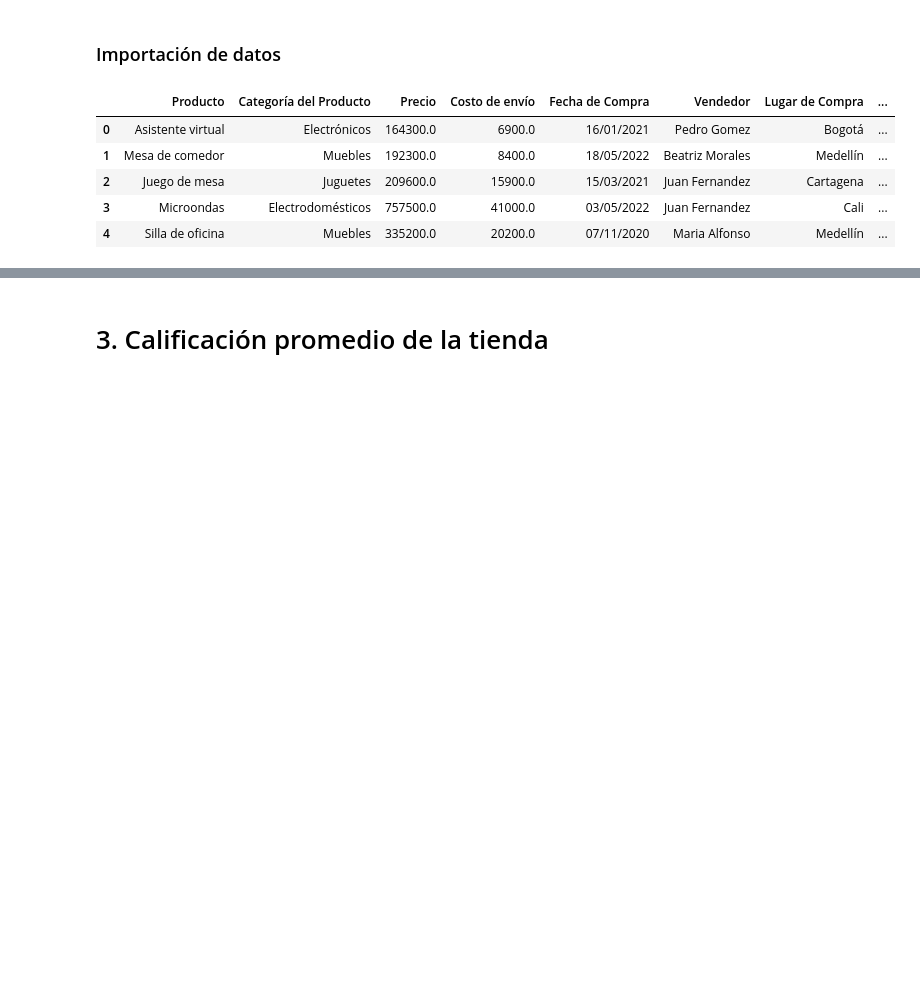
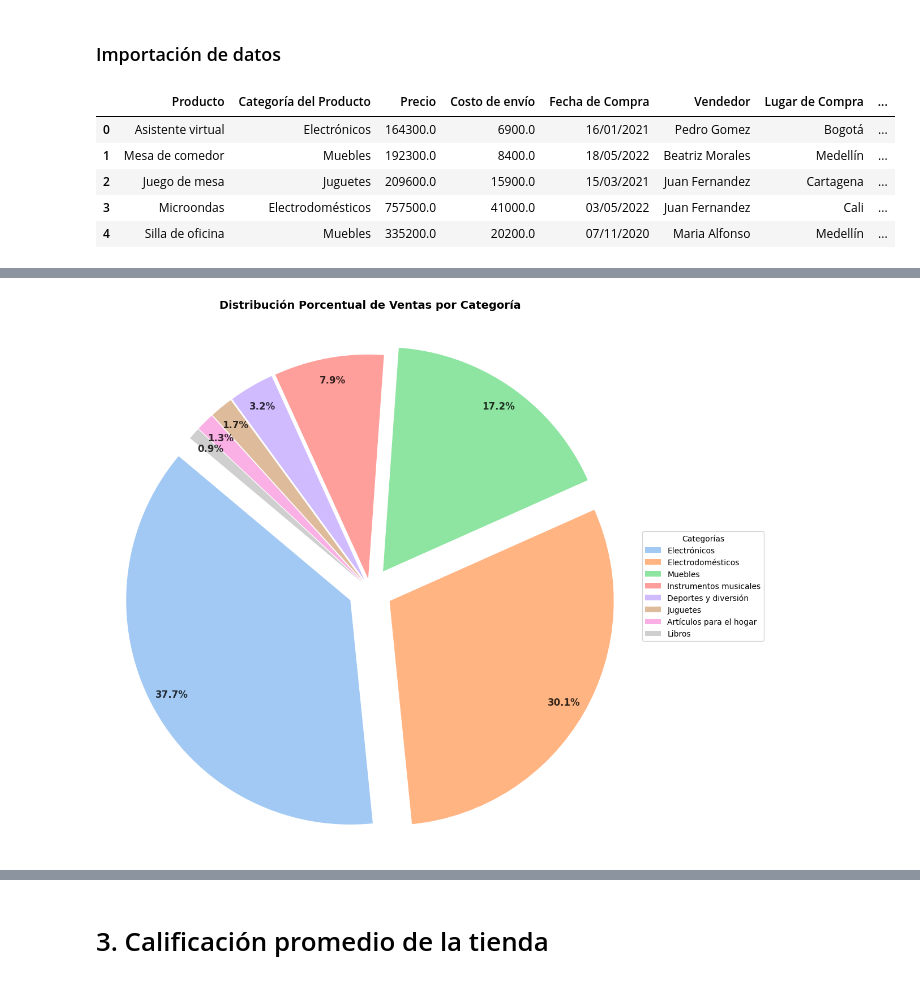
Before and after one commit to sandovaldavid/alura-store-challenge-data-science, a Jupyter notebook: AluraStoreLatam.ipynb, the cells around one changed output, grey strips where cells are left out. Drawn from its saved outputs; the diff is of its cells as text; code cells hidden in the pictures; blank space fills up the shorter version.

Commit message:
✨ agrege nuevas secciones sobre análisis de facturación y ventas por categoría.
Se agregaron tambien los graficos respectivos para cada una de las secciones.

```diff
--- a/AluraStoreLatam.ipynb
+++ b/AluraStoreLatam.ipynb
@@ -8,12 +8,12 @@ url2 = "https://raw.githubusercontent.com/alura-es-cursos/challenge1-data-scienc
 url3 = "https://raw.githubusercontent.com/alura-es-cursos/challenge1-data-science-latam/refs/heads/main/base-de-datos-challenge1-latam/tienda_3.csv"
 url4 = "https://raw.githubusercontent.com/alura-es-cursos/challenge1-data-science-latam/refs/heads/main/base-de-datos-challenge1-latam/tienda_4.csv"
 
-tienda = pd.read_csv(url)
+tienda1 = pd.read_csv(url)
 tienda2 = pd.read_csv(url2)
 tienda3 = pd.read_csv(url3)
 tienda4 = pd.read_csv(url4)
 
-tienda.head()
+tienda1.head()
 # %% [output]
 |  | Producto | Categoría del Producto | Precio | Costo de envío | Fecha de Compra | Vendedor | Lugar de Compra | ... |
 | 0 | Asistente virtual | Electrónicos | 164300.0 | 6900.0 | 16/01/2021 | Pedro Gomez | Bogotá | ... |
@@ -25,0 +922,94 @@ tienda.head()
+# %%
+# Calculando el porcentaje de ventas por categoría
+total_ventas = ventas_categoria_total.sum()
+ventas_porcentaje = (ventas_categoria_total / total_ventas * 100).round(2)
+
+# Clasificar categorías por importancia para mejor visualización
+ventas_principales = ventas_porcentaje[
+    ventas_porcentaje >= 5
+]  # Categorías con más del 5%
+ventas_secundarias = ventas_porcentaje[
+    ventas_porcentaje < 5
+]  # Categorías con menos del 5%
+
+# Si hay muchas categorías pequeñas, agruparlas en 'Otras'
+si_agrupar = len(ventas_secundarias) > 4
+if si_agrupar:
+    otras = pd.Series([ventas_secundarias.sum()], index=["Otras categorías"])
+    ventas_para_grafico = pd.concat([ventas_principales, otras])
+else:
+    ventas_para_grafico = ventas_porcentaje
+
+# Crear gráfico de pastel para mostrar la distribución de ventas por categoría
+plt.figure(figsize=(12, 10))
+# Ajustar el tamaño de la figura y agregar espacio en la parte superior para el título
+plt.subplots_adjust(top=0.85)
+
+# Configurar colores y explosión (destacar categorías principales)
+colors = sns.color_palette("pastel", len(ventas_para_grafico))
+explode = [
+    0.1 if p >= 10 else 0.05 for p in ventas_para_grafico
+]  # Destacar categorías con más del 10%
+
+# Leyendas para el Grafico de pastel
+patches, texts, autotexts = plt.pie(
+    ventas_para_grafico,
+    autopct="%1.1f%%",
+    startangle=140,
+    pctdistance=0.9,
+    labels=None,
+    colors=colors,
+    explode=explode,
+)
+
+# Mejorar la apariencia del texto de porcentajes
+plt.setp(autotexts, size=12, weight="bold", color="black", alpha=0.8, ha="center")
+
+# Añadir título con más espacio desde el gráfico
+plt.title(
+    "Distribución Porcentual de Ventas por Categoría",
+    pad=20,
+    fontsize=14,
+    fontweight="bold",
+)
+
+# Añadir una leyenda fuera del gráfico
+plt.legend(
+    patches,
+    ventas_para_grafico.index,
+    title="Categorías",
+    loc="center left",
+    bbox_to_anchor=(1, 0.5),
+    fontsize=10,
+)
+
+plt.axis("equal")  # Equal aspect ratio ensures that pie is drawn as a circle
+plt.tight_layout()
+plt.show()
+
+# Análisis adicional de la distribución
+print("\nAnálisis de la distribución porcentual de ventas:")
+print(
+    f"La categoría de mayor venta '{ventas_porcentaje.idxmax()}' representa el {ventas_porcentaje.max():.2f}% del total"
+)
+print(
+    f"Las tres principales categorías representan el {ventas_porcentaje.nlargest(3).sum():.2f}% del total"
+)
+
+# Calcular el índice de concentración (similar a Herfindahl-Hirschman Index)
+hhi = (ventas_porcentaje / 100 * ventas_porcentaje / 100).sum() * 10000
+print(f"\nÍndice de concentración de ventas: {hhi:.2f}/10000")
+if hhi < 1500:
+    print(
+        "Interpretación: Mercado no concentrado - Las ventas están bien distribuidas entre varias categorías"
+    )
+elif hhi < 2500:
+    print(
+        "Interpretación: Mercado moderadamente concentrado - Algunas categorías dominan las ventas"
+    )
+else:
+    print(
+        "Interpretación: Mercado altamente concentrado - Pocas categorías concentran la mayoría de las ventas"
+    )
+# %% [output]
+[figure, added]
```
Also changed, not shown: parts of 20 cells of this notebook.
